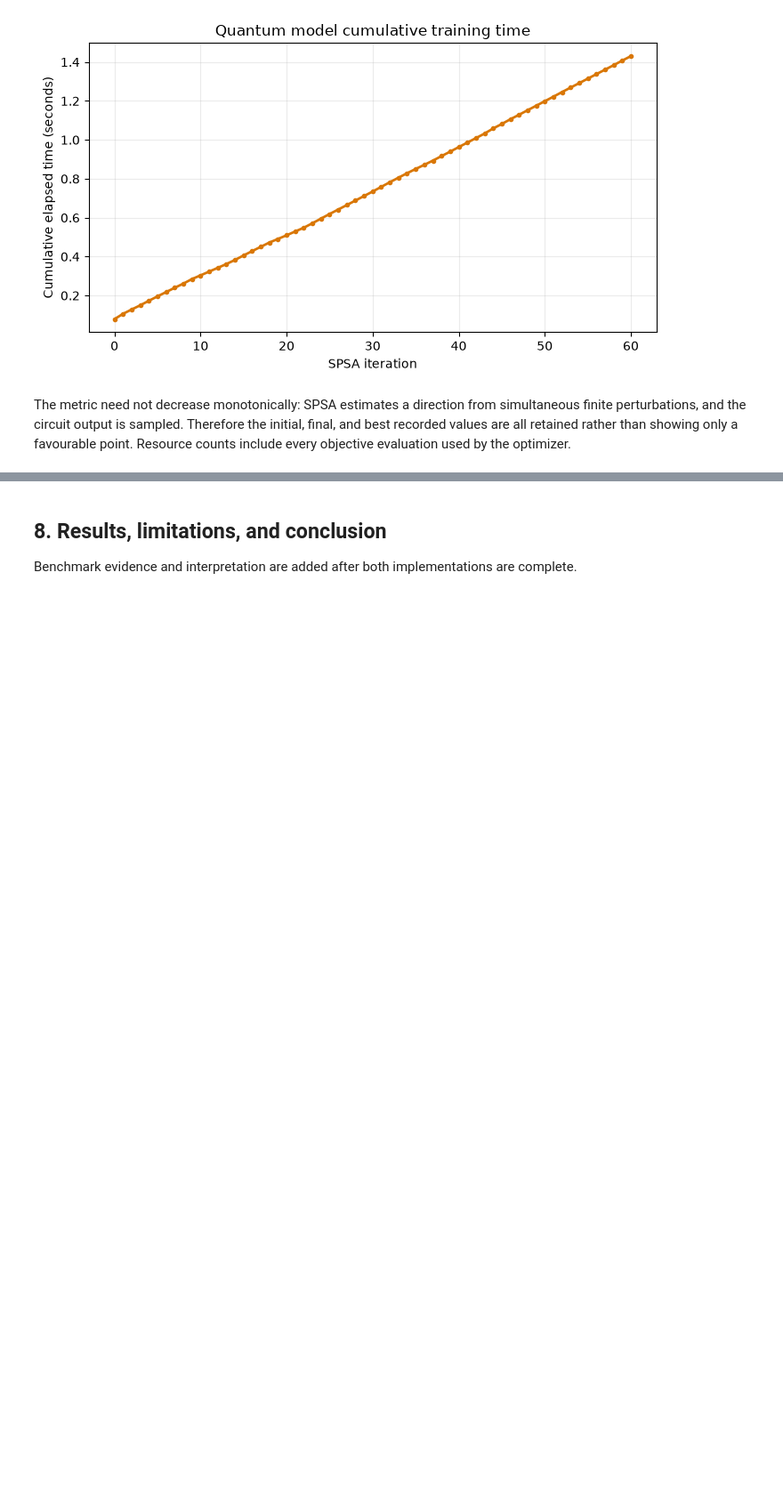
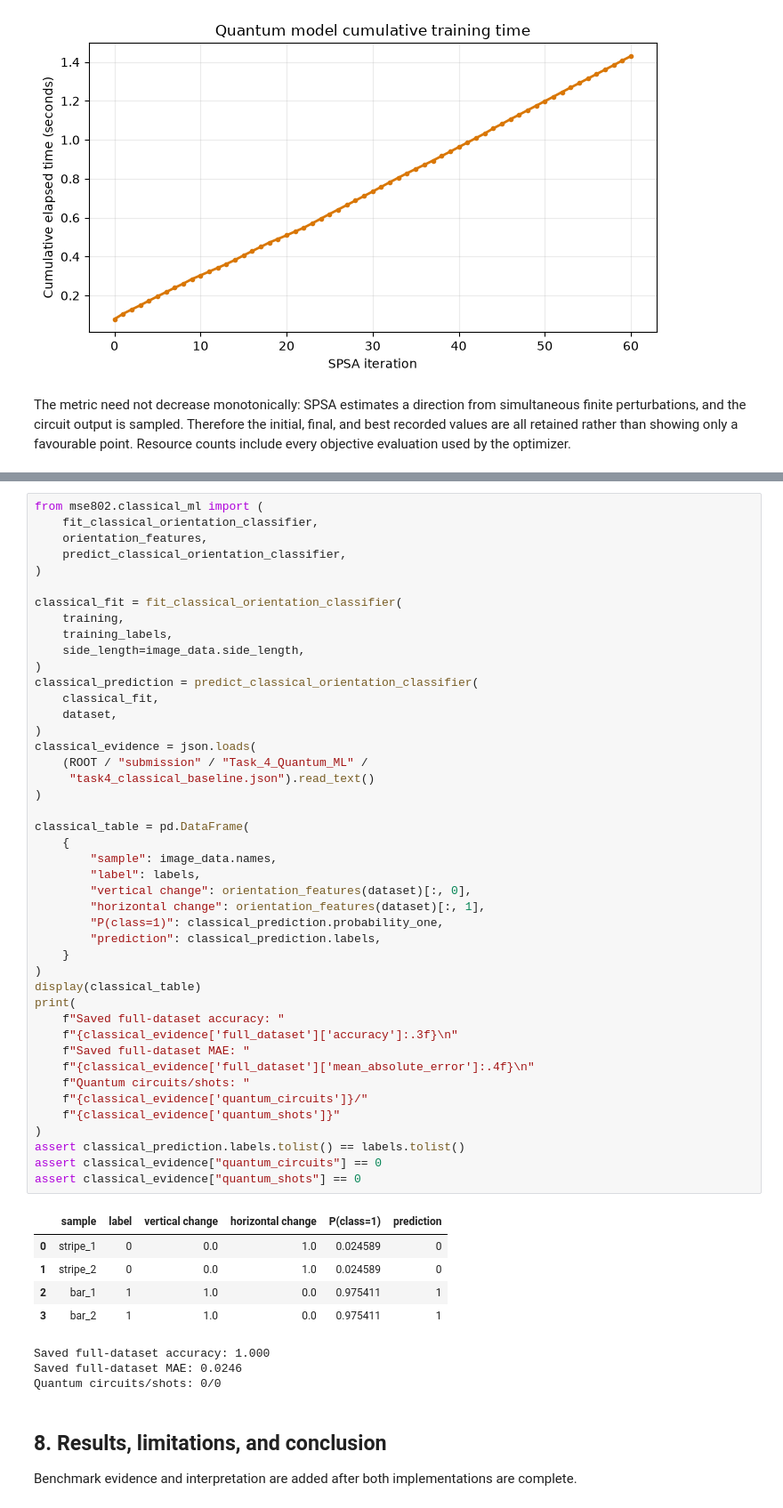
Before and after one commit to miku-wwl/802-Quantum-Computing, a Jupyter notebook: submission/Task_4_Quantum_ML/Task_4_Quantum_ML.ipynb, the cells around one changed output, grey strips where cells are left out. Shown at 89% size. Saved outputs shown, nothing was run; the diff lists cells and outputs as text; blank space fills up the shorter version.

Commit message:
A2-24 Add classical no-circuit baseline

```diff
--- a/submission/Task_4_Quantum_ML/Task_4_Quantum_ML.ipynb
+++ b/submission/Task_4_Quantum_ML/Task_4_Quantum_ML.ipynb
@@ -357,3 +365,56 @@ efficiency/effectiveness comparison.
+# %%
+from mse802.classical_ml import (
+    fit_classical_orientation_classifier,
+    orientation_features,
+    predict_classical_orientation_classifier,
+)
+
+classical_fit = fit_classical_orientation_classifier(
+    training,
+    training_labels,
+    side_length=image_data.side_length,
+)
+classical_prediction = predict_classical_orientation_classifier(
+    classical_fit,
+    dataset,
+)
+classical_evidence = json.loads(
+    (ROOT / "submission" / "Task_4_Quantum_ML" /
+     "task4_classical_baseline.json").read_text()
+)
+
+classical_table = pd.DataFrame(
+    {
+        "sample": image_data.names,
+        "label": labels,
+        "vertical change": orientation_features(dataset)[:, 0],
+        "horizontal change": orientation_features(dataset)[:, 1],
+        "P(class=1)": classical_prediction.probability_one,
+        "prediction": classical_prediction.labels,
+    }
+)
+display(classical_table)
+print(
+    f"Saved full-dataset accuracy: "
+    f"{classical_evidence['full_dataset']['accuracy']:.3f}\n"
+    f"Saved full-dataset MAE: "
+    f"{classical_evidence['full_dataset']['mean_absolute_error']:.4f}\n"
+    f"Quantum circuits/shots: "
+    f"{classical_evidence['quantum_circuits']}/"
+    f"{classical_evidence['quantum_shots']}"
+)
+assert classical_prediction.labels.tolist() == labels.tolist()
+assert classical_evidence["quantum_circuits"] == 0
+assert classical_evidence["quantum_shots"] == 0
+# %% [output]
+|  | sample | label | vertical change | horizontal change | P(class=1) | prediction |
+| 0 | stripe_1 | 0 | 0.0 | 1.0 | 0.024589 | 0 |
+| 1 | stripe_2 | 0 | 0.0 | 1.0 | 0.024589 | 0 |
+| 2 | bar_1 | 1 | 1.0 | 0.0 | 0.975411 | 1 |
+| 3 | bar_2 | 1 | 1.0 | 0.0 | 0.975411 | 1 |
+Saved full-dataset accuracy: 1.000
+Saved full-dataset MAE: 0.0246
+Quantum circuits/shots: 0/0
 # %% [markdown]
 ## 8. Results, limitations, and conclusion
 
```
Also changed, not shown: parts of 2 cells of this notebook, 5 other files.
